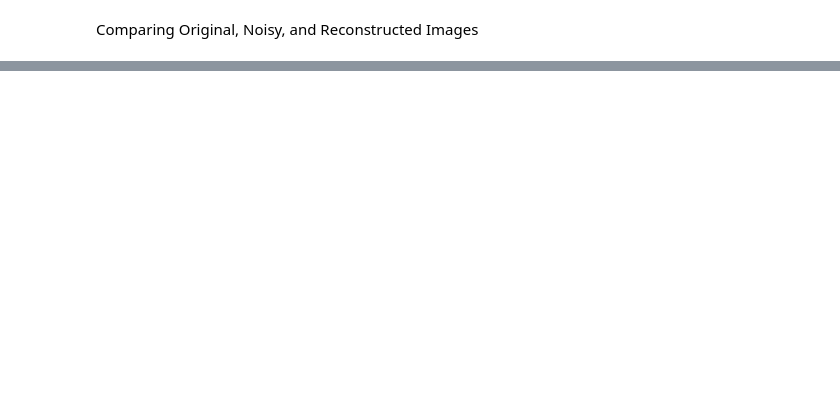
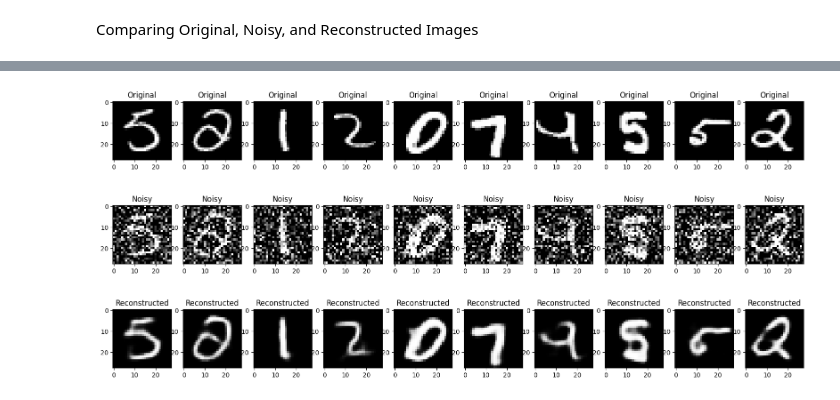
Before and after one commit to ChristianHasbani/TD_Systemes_Intelligents_Avances, a Jupyter notebook: TD1.ipynb, the cells around one changed output, grey strips where cells are left out. Drawn from its saved outputs; the diff is of its cells as text; code cells hidden in the pictures; blank space fills up the shorter version.

```diff
--- a/TD1.ipynb
+++ b/TD1.ipynb
@@ -764,0 +929,5 @@ for i in range(10):
+# %%
+
+model = Autoencoder()
+criterion = nn.BCELoss()
+optimizer = optim.Adam(model.parameters())
@@ -764,0 +970,34 @@ for i in range(10):
+# %%
+# Display original, noisy, and reconstructed images
+imgs = next(iter(test_loader))[0][:10]
+noisy_imgs = imgs + torch.randn(*imgs.shape) * 0.5
+noisy_imgs = np.clip(noisy_imgs, 0., 1.)
+reconstructed_imgs = model(noisy_imgs)
+
+# Display original images
+plt.figure(figsize=(20, 2))
+for i in range(10):
+    plt.subplot(1, 10, i+1)
+    plt.imshow(imgs[i].reshape(28, 28), cmap='gray')
+    plt.title('Original')
+plt.show()
+
+# Display noisy images
+plt.figure(figsize=(20, 2))
+for i in range(10):
+    plt.subplot(1, 10, i+1)
+    plt.imshow(noisy_imgs[i].reshape(28, 28), cmap='gray')
+    plt.title('Noisy')
+plt.show()
+
+# Display reconstructed images
+plt.figure(figsize=(20, 2))
+for i in range(10):
+    plt.subplot(1, 10, i+1)
+    plt.imshow(reconstructed_imgs[i].detach().numpy().reshape(28, 28), cmap='gray')
+    plt.title('Reconstructed')
+plt.show()
+# %% [output]
+[figure, added]
+[figure, added]
+[figure, added]
```
Also changed, not shown: parts of 19 cells of this notebook.
